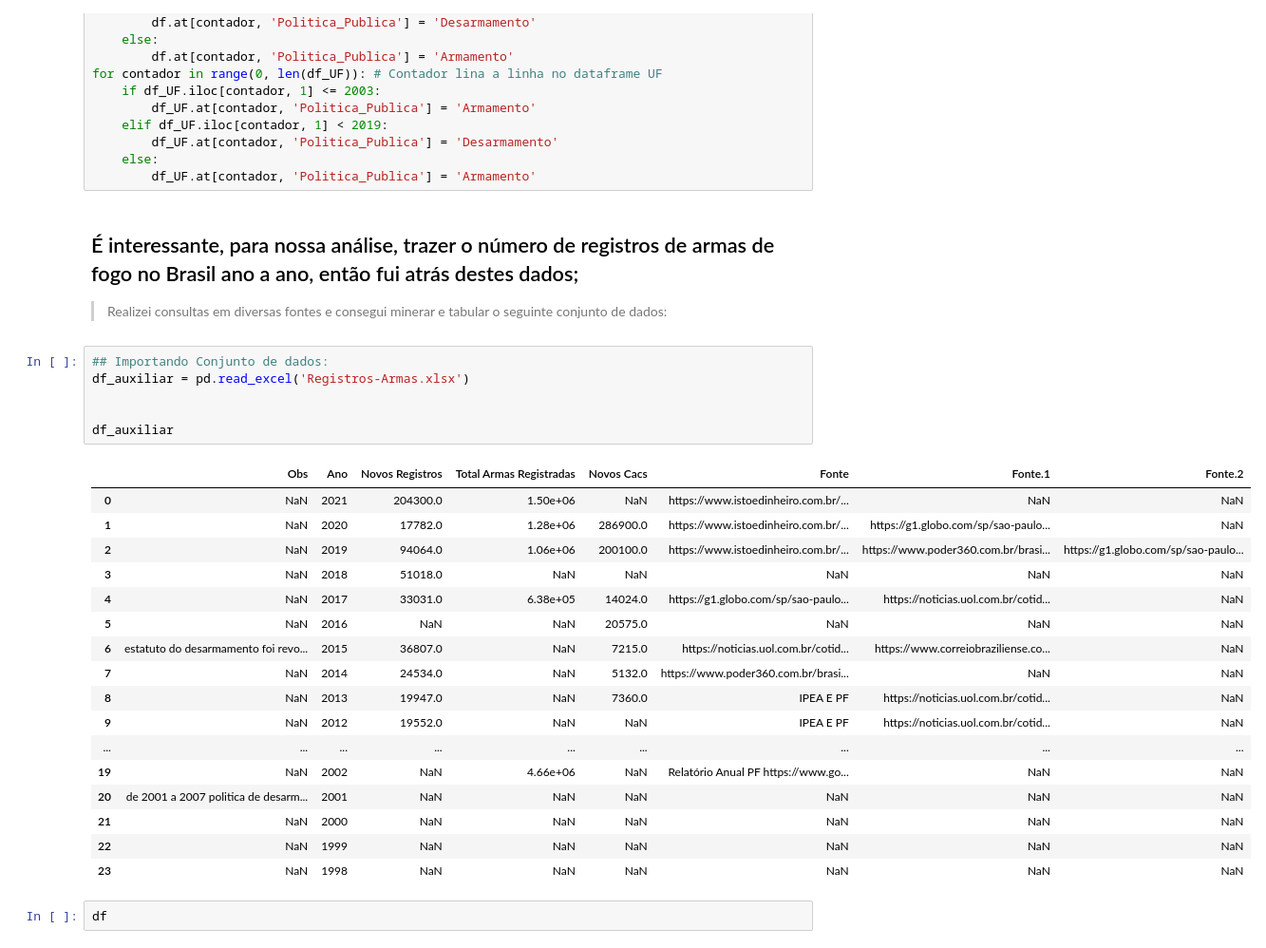
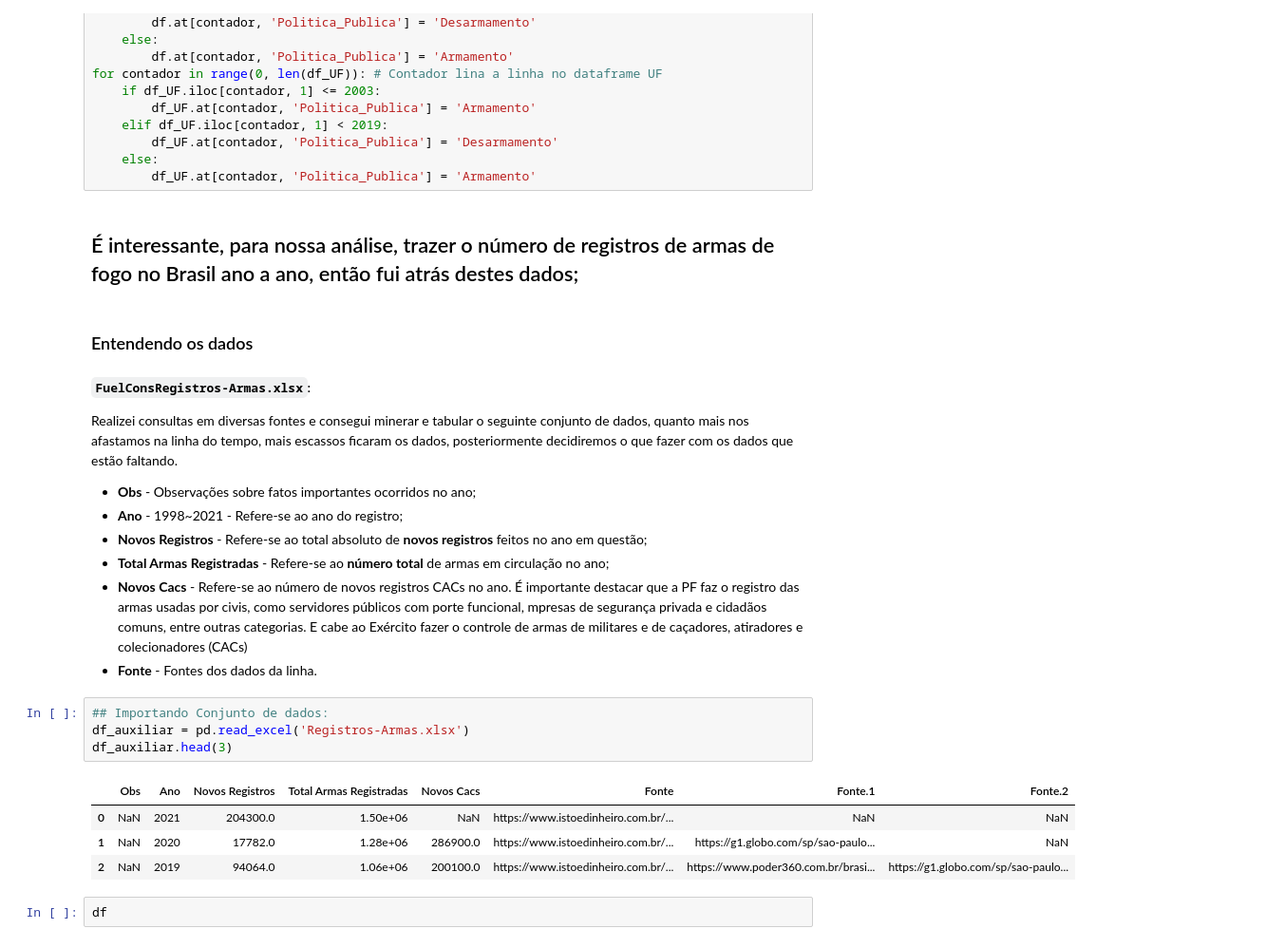
Before and after one commit to kauebr/Portifolio-Desarmamento-Brasil, a Jupyter notebook: Desarmamento Brasil.ipynb, the cells around one changed output. Shown: that part at 95% size. Drawn from its saved outputs; the diff is of its cells as text.

```diff
--- a/Desarmamento Brasil.ipynb
+++ b/Desarmamento Brasil.ipynb
@@ -350,31 +350,30 @@ for contador in range(0, len(df_UF)): # Contador lina a linha no dataframe UF
         df_UF.at[contador, 'Politica_Publica'] = 'Armamento'
 # %% [markdown]
 ## É interessante, para nossa análise, trazer o número de registros de armas de fogo no Brasil ano a ano, então fui atrás destes dados;
->Realizei consultas em diversas fontes e consegui minerar e tabular o seguinte conjunto de dados:
+# %% [markdown]
+### Entendendo os dados
+
+#### `FuelConsRegistros-Armas.xlsx`:
+
+
+Realizei consultas em diversas fontes e consegui minerar e tabular o seguinte conjunto de dados, quanto mais nos afastamos na linha do tempo, mais escassos ficaram os dados, posteriormente decidiremos o que fazer com os dados que estão faltando.
+
+
+*   **Obs** - Observações sobre fatos importantes ocorridos no ano;
+*   **Ano** - 1998~2021 - Refere-se ao ano do registro;
+*   **Novos Registros** - Refere-se ao total absoluto de **novos registros** feitos no ano em questão;
+*   **Total Armas Registradas** - Refere-se ao **número total** de armas em circulação no ano;
+*   **Novos Cacs** - Refere-se ao número de novos registros CACs no ano. É importante destacar que a PF faz o registro das armas usadas por civis, como servidores públicos com porte funcional,  mpresas de segurança privada e cidadãos comuns, entre outras categorias. E cabe ao Exército fazer o controle de armas de militares e de caçadores, atiradores e colecionadores (CACs)
+*  **Fonte** - Fontes dos dados da linha.
 # %%
 ## Importando Conjunto de dados:
 df_auxiliar = pd.read_excel('Registros-Armas.xlsx')
-
-
-df_auxiliar
+df_auxiliar.head(3)
 # %% [output]
 |  | Obs | Ano | Novos Registros | Total Armas Registradas | Novos Cacs | Fonte | Fonte.1 | Fonte.2 |
 | 0 | NaN | 2021 | 204300.0 | 1.50e+06 | NaN | https://www.istoedinheiro.com.br/... | NaN | NaN |
 | 1 | NaN | 2020 | 17782.0 | 1.28e+06 | 286900.0 | https://www.istoedinheiro.com.br/... | https://g1.globo.com/sp/sao-paulo... | NaN |
 | 2 | NaN | 2019 | 94064.0 | 1.06e+06 | 200100.0 | https://www.istoedinheiro.com.br/... | https://www.poder360.com.br/brasi... | https://g1.globo.com/sp/sao-paulo... |
-| 3 | NaN | 2018 | 51018.0 | NaN | NaN | NaN | NaN | NaN |
-| 4 | NaN | 2017 | 33031.0 | 6.38e+05 | 14024.0 | https://g1.globo.com/sp/sao-paulo... | https://noticias.uol.com.br/cotid... | NaN |
-| 5 | NaN | 2016 | NaN | NaN | 20575.0 | NaN | NaN | NaN |
-| 6 | estatuto do desarmamento foi revo... | 2015 | 36807.0 | NaN | 7215.0 | https://noticias.uol.com.br/cotid... | https://www.correiobraziliense.co... | NaN |
-| 7 | NaN | 2014 | 24534.0 | NaN | 5132.0 | https://www.poder360.com.br/brasi... | NaN | NaN |
-| 8 | NaN | 2013 | 19947.0 | NaN | 7360.0 | IPEA E PF | https://noticias.uol.com.br/cotid... | NaN |
-| 9 | NaN | 2012 | 19552.0 | NaN | NaN | IPEA E PF | https://noticias.uol.com.br/cotid... | NaN |
-| ... | ... | ... | ... | ... | ... | ... | ... | ... |
-| 19 | NaN | 2002 | NaN | 4.66e+06 | NaN | Relatório Anual PF https://www.go... | NaN | NaN |
-| 20 | de 2001 a 2007 politica de desarm... | 2001 | NaN | NaN | NaN | NaN | NaN | NaN |
-| 21 | NaN | 2000 | NaN | NaN | NaN | NaN | NaN | NaN |
-| 22 | NaN | 1999 | NaN | NaN | NaN | NaN | NaN | NaN |
-| 23 | NaN | 1998 | NaN | NaN | NaN | NaN | NaN | NaN |
 # %%
 df
 # %% [output]
```
